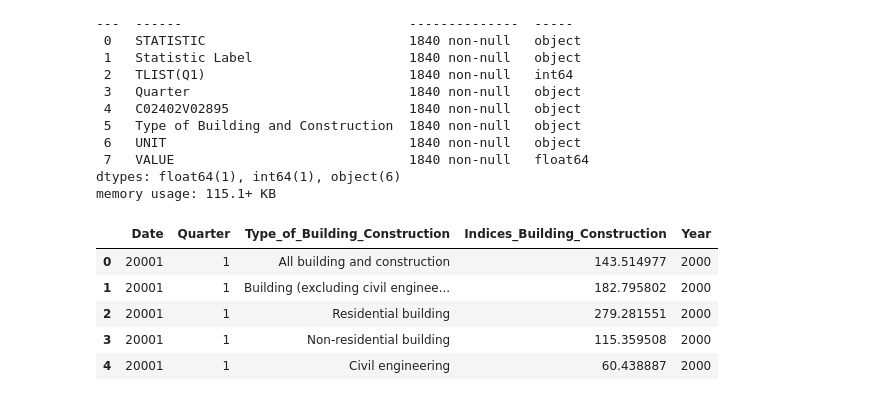
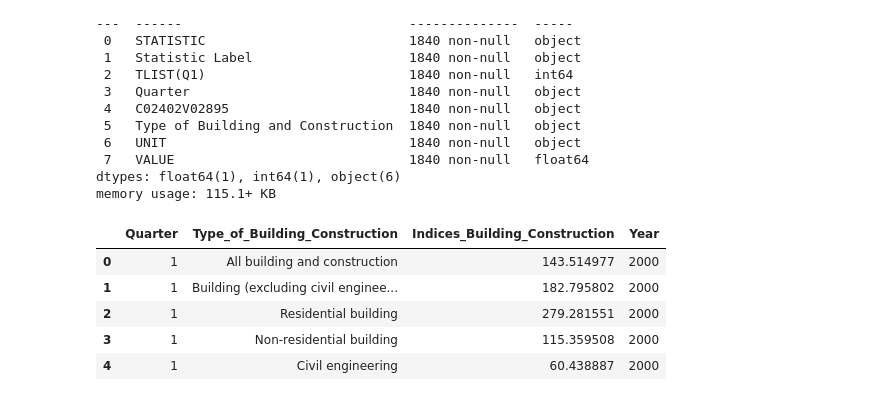
Before and after one commit to aytenkermencct/assesment_cct, a Jupyter notebook: dataPreperation.ipynb, the cells around one changed output. Saved outputs shown, nothing was run; the diff lists cells and outputs as text; code cells hidden in the pictures.

```diff
--- a/dataPreperation.ipynb
+++ b/dataPreperation.ipynb
@@ -271,12 +319,13 @@ df_bc.columns=cols_bc
 # %%
 df_bc['Date']=df_bc['Date'].astype(str)
 df_bc['Year'] = df_bc['Date'].str[:4]
 df_bc['Quarter'] = df_bc['Date'].str[-1:]
+df_bc.drop('Date',axis=1,inplace=True)
 df_bc.head()
 # %% [output]
-|  | Date | Quarter | Type_of_Building_Construction | Indices_Building_Construction | Year |
-| 0 | 20001 | 1 | All building and construction | 143.514977 | 2000 |
-| 1 | 20001 | 1 | Building (excluding civil enginee... | 182.795802 | 2000 |
-| 2 | 20001 | 1 | Residential building | 279.281551 | 2000 |
-| 3 | 20001 | 1 | Non-residential building | 115.359508 | 2000 |
-| 4 | 20001 | 1 | Civil engineering | 60.438887 | 2000 |
+|  | Quarter | Type_of_Building_Construction | Indices_Building_Construction | Year |
+| 0 | 1 | All building and construction | 143.514977 | 2000 |
+| 1 | 1 | Building (excluding civil enginee... | 182.795802 | 2000 |
+| 2 | 1 | Residential building | 279.281551 | 2000 |
+| 3 | 1 | Non-residential building | 115.359508 | 2000 |
+| 4 | 1 | Civil engineering | 60.438887 | 2000 |
```
Also changed, not shown: parts of 5 cells of this notebook, 1 other file.
